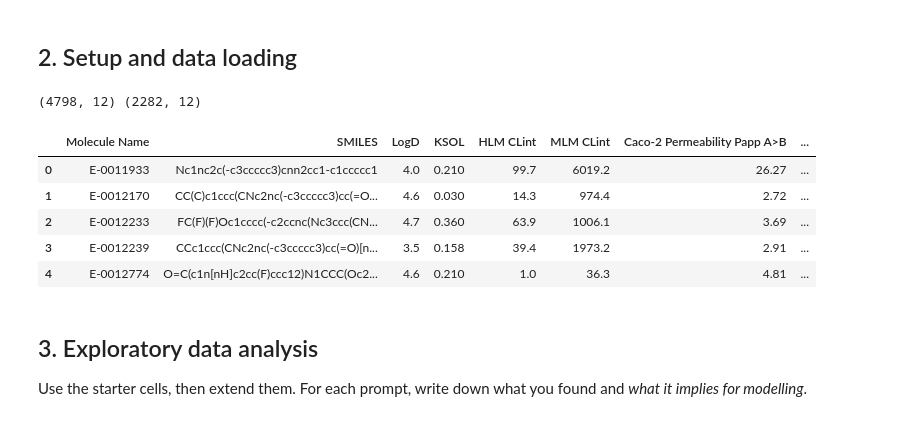
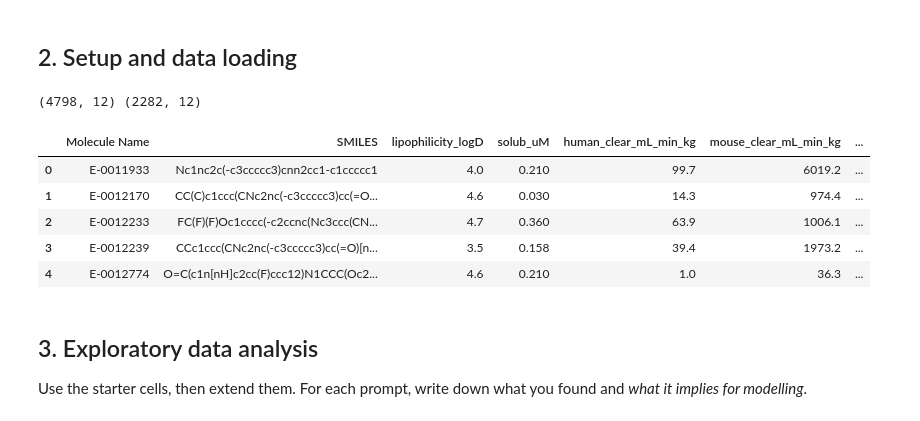
Before and after one commit to BSB47/adme_test, a Jupyter notebook: adme_technical_assessment.ipynb, the cells around one changed output. Drawn from its saved outputs; the diff is of its cells as text; code cells hidden in the pictures.

```diff
--- a/adme_technical_assessment.ipynb
+++ b/adme_technical_assessment.ipynb
@@ -44,41 +44,49 @@ Given a molecule (SMILES), predict its measured property values. The data come f
 # %%
 import warnings; warnings.filterwarnings("ignore")
 from pathlib import Path
 import numpy as np, pandas as pd
 import matplotlib.pyplot as plt
 from rdkit import Chem, DataStructs, RDLogger
 from rdkit.Chem import AllChem, Descriptors, rdFingerprintGenerator
 from rdkit.Chem.Scaffolds import MurckoScaffold
 from scipy.stats import spearmanr, pearsonr, kendalltau
 from sklearn.metrics import mean_absolute_error, mean_squared_error, r2_score
 RDLogger.DisableLog("rdApp.*")
 
 SEED = 0
-TARGETS = ["LogD", "KSOL", "HLM CLint", "MLM CLint",
-           "Caco-2 Permeability Papp A>B", "Caco-2 Permeability Efflux",
-           "MPPB", "MBPB", "MGMB"]
+# adding this so i don't go back and forth trying to read what the units measure
+TARGETS = ["lipophilicity_logD", "solub_uM",
+           "human_clear_mL_min_kg", "mouse_clear_mL_min_kg",
+           "permeab_10^-6cm_s", "efflux_ratio",
+           "plasma_bind_p_unbound", "brain_bind_p_unbound",
+           "calf_bind_p_unbound"]
+TARGET_COLUMNS = ["LogD", "KSOL", "HLM CLint", "MLM CLint",
+                  "Caco-2 Permeability Papp A>B", "Caco-2 Permeability Efflux",
+                  "MPPB", "MBPB", "MGMB"]
 
 def load(path):
     df = pd.read_csv(path)
-    for t in TARGETS:                                   # coerce to numeric, blanks -> NaN
-        df[t] = pd.to_numeric(df[t], errors="coerce")
+    for target, source in zip(TARGETS, TARGET_COLUMNS):  # coerce to numeric, blanks -> NaN
+        df[source] = pd.to_numeric(df[source], errors="coerce")
+        df[target] = df[source]  # keep CSV columns for existing notebook references
+        df = df.drop(source, axis=1)
     df["mol"] = df["SMILES"].apply(Chem.MolFromSmiles)
     assert df["mol"].notna().all(), "unparsable SMILES"
     return df
 
 data_dir = Path.cwd() / "data"
 train = load(data_dir / "expansion_train.csv")
 test  = load(data_dir / "expansion_test.csv")   # do NOT look at test labels until section 6
 print(train.shape, test.shape)
 train.drop(columns="mol").head()
 # %% [output]
 (4798, 12) (2282, 12)
-|  | Molecule Name | SMILES | LogD | KSOL | HLM CLint | MLM CLint | Caco-2 Permeability Papp A>B | ... |
-| 0 | E-0011933 | Nc1nc2c(-c3ccccc3)cnn2cc1-c1ccccc1 | 4.0 | 0.210 | 99.7 | 6019.2 | 26.27 | ... |
-| 1 | E-0012170 | CC(C)c1ccc(CNc2nc(-c3ccccc3)cc(=O... | 4.6 | 0.030 | 14.3 | 974.4 | 2.72 | ... |
-| 2 | E-0012233 | FC(F)(F)Oc1cccc(-c2ccnc(Nc3ccc(CN... | 4.7 | 0.360 | 63.9 | 1006.1 | 3.69 | ... |
-| 3 | E-0012239 | CCc1ccc(CNc2nc(-c3ccccc3)cc(=O)[n... | 3.5 | 0.158 | 39.4 | 1973.2 | 2.91 | ... |
-| 4 | E-0012774 | O=C(c1n[nH]c2cc(F)ccc12)N1CCC(Oc2... | 4.6 | 0.210 | 1.0 | 36.3 | 4.81 | ... |
+|  | Molecule Name | SMILES | lipophilicity_logD | solub_uM | human_clear_mL_min_kg | mouse_clear_mL_min_kg | ... |
+| 0 | E-0011933 | Nc1nc2c(-c3ccccc3)cnn2cc1-c1ccccc1 | 4.0 | 0.210 | 99.7 | 6019.2 | ... |
+| 1 | E-0012170 | CC(C)c1ccc(CNc2nc(-c3ccccc3)cc(=O... | 4.6 | 0.030 | 14.3 | 974.4 | ... |
+| 2 | E-0012233 | FC(F)(F)Oc1cccc(-c2ccnc(Nc3ccc(CN... | 4.7 | 0.360 | 63.9 | 1006.1 | ... |
+| 3 | E-0012239 | CCc1ccc(CNc2nc(-c3ccccc3)cc(=O)[n... | 3.5 | 0.158 | 39.4 | 1973.2 | ... |
+| 4 | E-0012774 | O=C(c1n[nH]c2cc(F)ccc12)N1CCC(Oc2... | 4.6 | 0.210 | 1.0 | 36.3 | ... |
 # %% [markdown]
 ## 3. Exploratory data analysis
 
```
Also changed, not shown: parts of 4 cells of this notebook.
